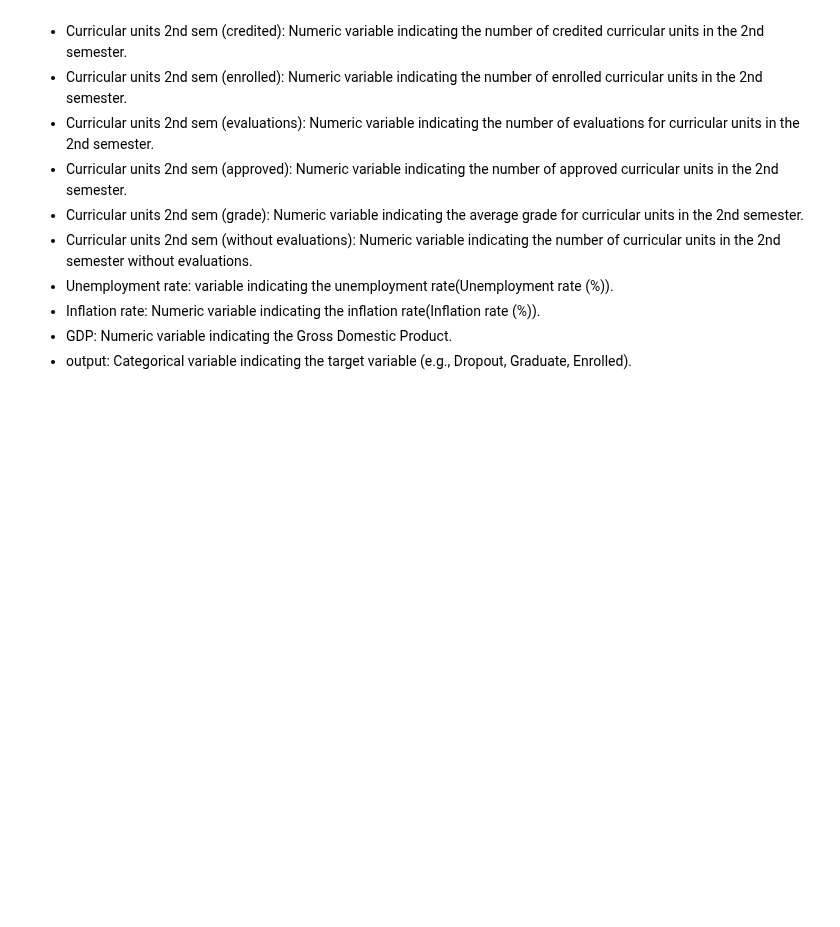
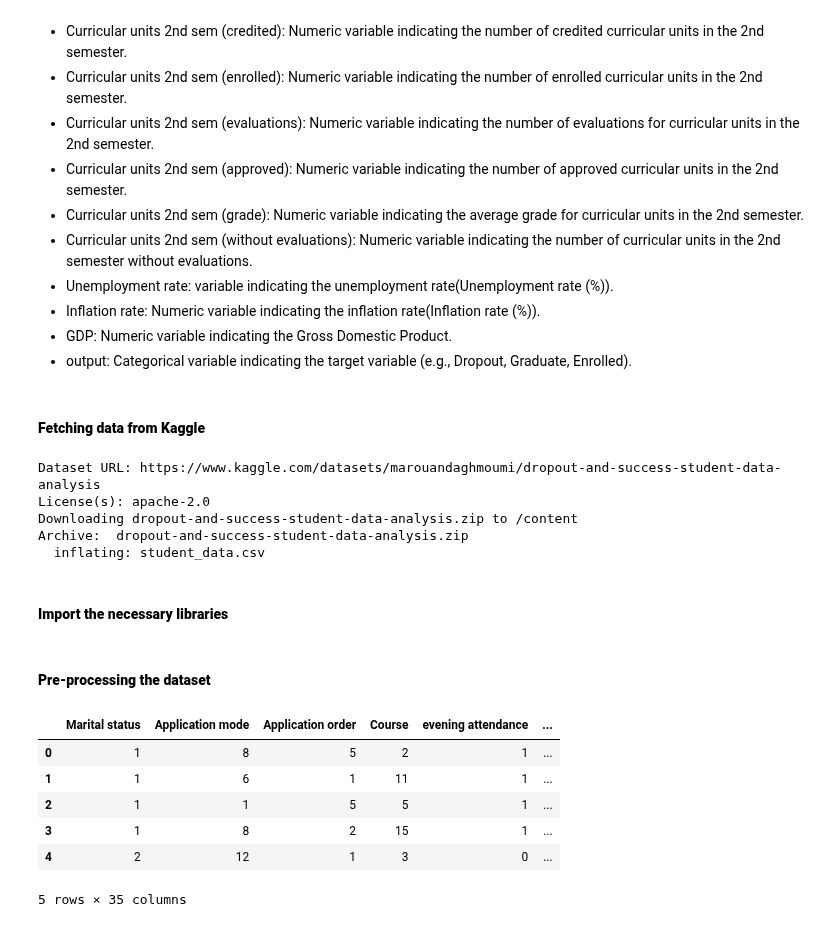
Before and after one commit to aninditadash/Introduction_to_machine_learning, a Jupyter notebook: ML_Examples/Student_Data_analysis.ipynb, the cells around one changed output. Saved outputs shown, nothing was run; the diff lists cells and outputs as text; code cells hidden in the pictures; blank space fills up the shorter version.

```diff
--- a/ML_Examples/Student_Data_analysis.ipynb
+++ b/ML_Examples/Student_Data_analysis.ipynb
@@ -46,3 +46,21 @@ The dataset includes information known at the time of student enrollment – aca
 - Inflation rate: Numeric variable indicating the inflation rate(Inflation rate (%)).
 - GDP: Numeric variable indicating the Gross Domestic Product.
 - output: Categorical variable indicating the target variable (e.g., Dropout, Graduate, Enrolled).
+# %% [markdown]
+#### __Fetching data from Kaggle__
+# %%
+import os
+os.environ['KAGGLE_CONFIG_DIR'] = "/content/kaggle"
+os.makedirs("/content/kaggle", exist_ok=True)
+!mv kaggle.json /content/kaggle/
+!chmod 600 /content/kaggle/kaggle.json
+!kaggle datasets download -d marouandaghmoumi/dropout-and-success-student-data-analysis
+!unzip dropout-and-success-student-data-analysis.zip
+# %% [output]
+Dataset URL: https://www.kaggle.com/datasets/marouandaghmoumi/dropout-and-success-student-data-analysis
+License(s): apache-2.0
+Downloading dropout-and-success-student-data-analysis.zip to /content
+Archive:  dropout-and-success-student-data-analysis.zip
+  inflating: student_data.csv
+# %% [markdown]
+#### __Import the necessary libraries__
@@ -48,0 +73,13 @@ The dataset includes information known at the time of student enrollment – aca
+# %% [markdown]
+#### __Pre-processing the dataset__
+# %%
+student_data = pd.read_csv("student_data.csv", delimiter=';')
+student_data.head()
+# %% [output]
+|  | Marital status | Application mode | Application order | Course | evening attendance | ... |
+| 0 | 1 | 8 | 5 | 2 | 1 | ... |
+| 1 | 1 | 6 | 1 | 11 | 1 | ... |
+| 2 | 1 | 1 | 5 | 5 | 1 | ... |
+| 3 | 1 | 8 | 2 | 15 | 1 | ... |
+| 4 | 2 | 12 | 1 | 3 | 0 | ... |
+5 rows × 35 columns
```
Also changed, not shown: parts of 3 cells of this notebook.
